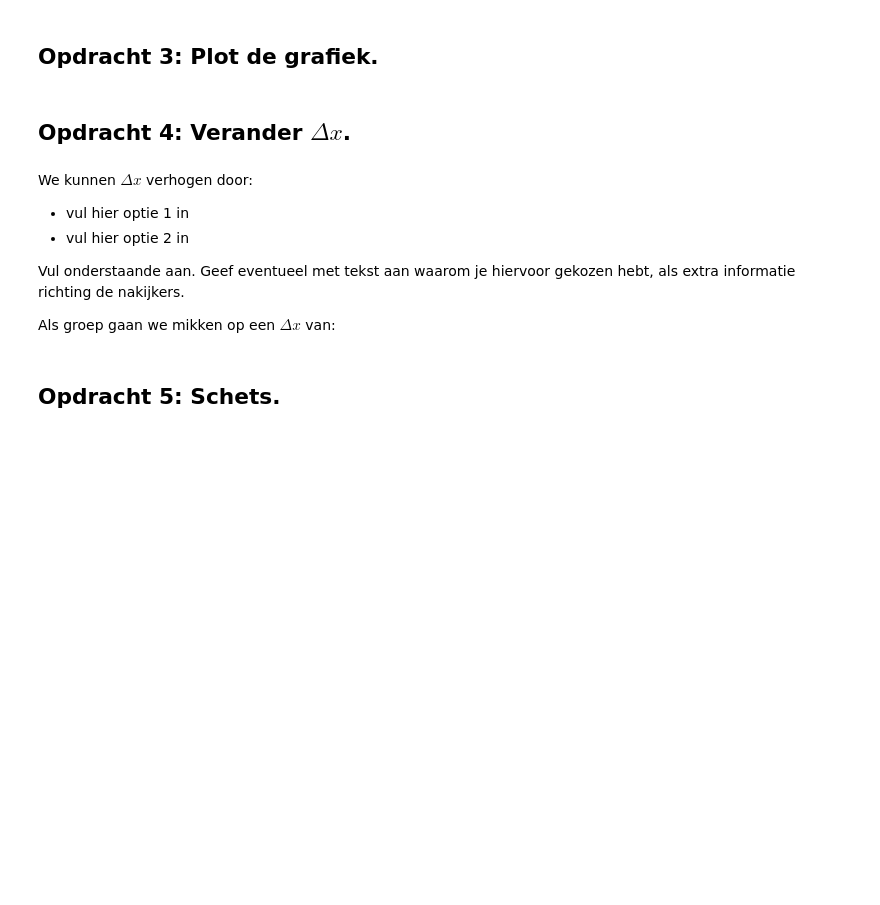
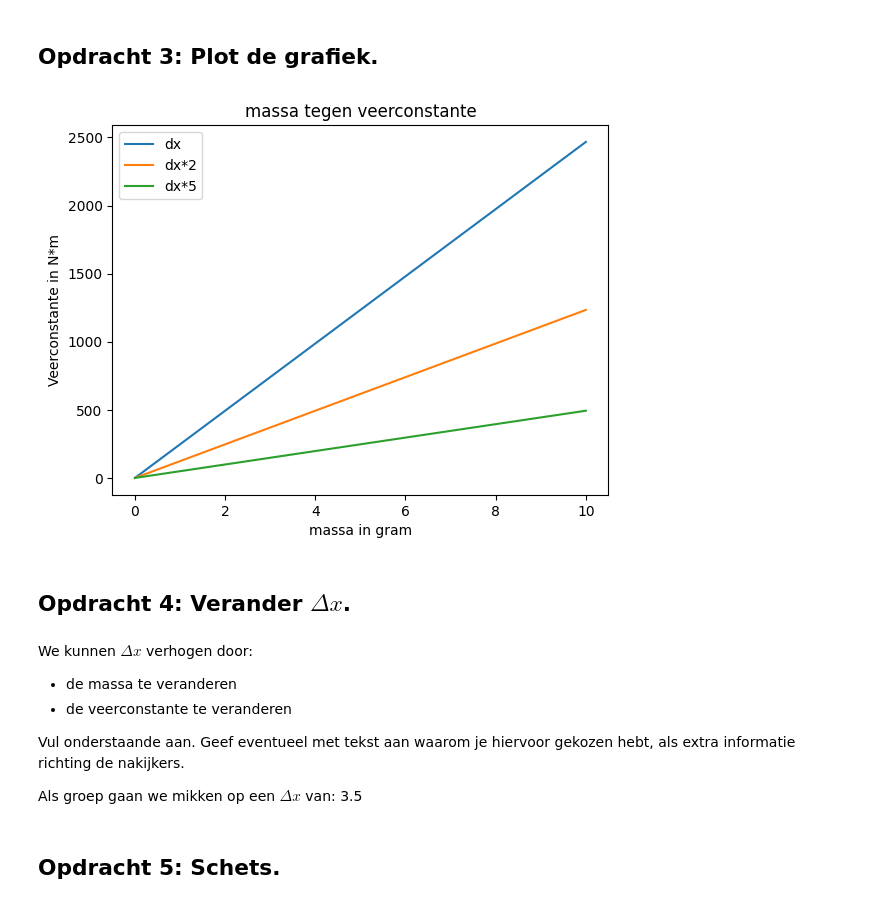
Before and after one commit to tdrvs/opdrachten-DEF-D, a Jupyter notebook: FysiekeOntwerpopdrachten/5MaakEenOpstellingTrillingsvrij/Ontwerpopdracht5MaakEenOpstellingTrillingsvrijInvulTemplate.ipynb, the cells around one changed output. Cells and saved outputs as stored; diff of their text form; code cells hidden in the pictures; blank space fills up the shorter version.

```diff
--- a/FysiekeOntwerpopdrachten/5MaakEenOpstellingTrillingsvrij/Ontwerpopdracht5MaakEenOpstellingTrillingsvrijInvulTemplate.ipynb
+++ b/FysiekeOntwerpopdrachten/5MaakEenOpstellingTrillingsvrij/Ontwerpopdracht5MaakEenOpstellingTrillingsvrijInvulTemplate.ipynb
@@ -55,17 +84,36 @@ Vul onderstaande tabel in:
 # %%
 # Voeg hier je plot in. Lees goed de opdracht wat er in de grafiek moet staan!
 # Het is ook handig om je grafiek op te slaan, doe dat door met plt.savefig().
+
+dx1 = delta_x
+dx2 = delta_x * 2
+dx3 = delta_x * 5
+m = np.linspace(0,10,100)
+C1 = m * g /dx1
+C2 = m * g /dx2
+C3 = m * g /dx3
+plt.figure()
+plt.plot(m,C1,label='dx')
+plt.plot(m,C2,label='dx*2')
+plt.plot(m,C3,label='dx*5')
+plt.xlabel('massa in gram')
+plt.ylabel('Veerconstante in N*m')
+plt.title('massa tegen veerconstante')
+plt.legend()
+plt.show()
+# %% [output]
+[figure, added]
 # %% [markdown]
 ## Opdracht 4: Verander $\Delta x$.
 # %% [markdown]
 We kunnen $\Delta x$ verhogen door:
 
-- vul hier optie 1 in
-- vul hier optie 2 in
+- de massa te veranderen
+- de veerconstante te veranderen
 
 Vul onderstaande aan. Geef eventueel met tekst aan waarom je hiervoor gekozen hebt, als extra informatie richting de nakijkers.
 
-Als groep gaan we mikken op een $\Delta x$ van:
+Als groep gaan we mikken op een $\Delta x$ van: 3.5
 # %% [markdown]
 ## Opdracht 5: Schets.
 # %% [markdown]
```
Also changed, not shown: parts of 4 cells of this notebook.
